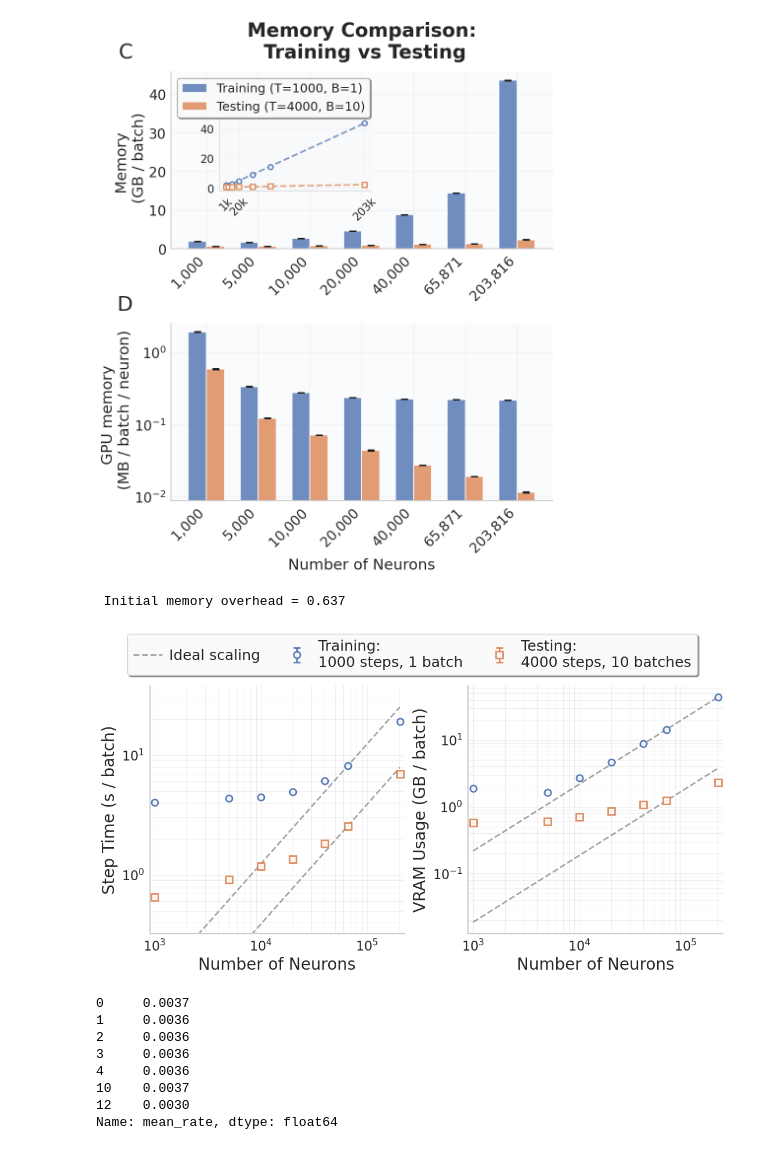
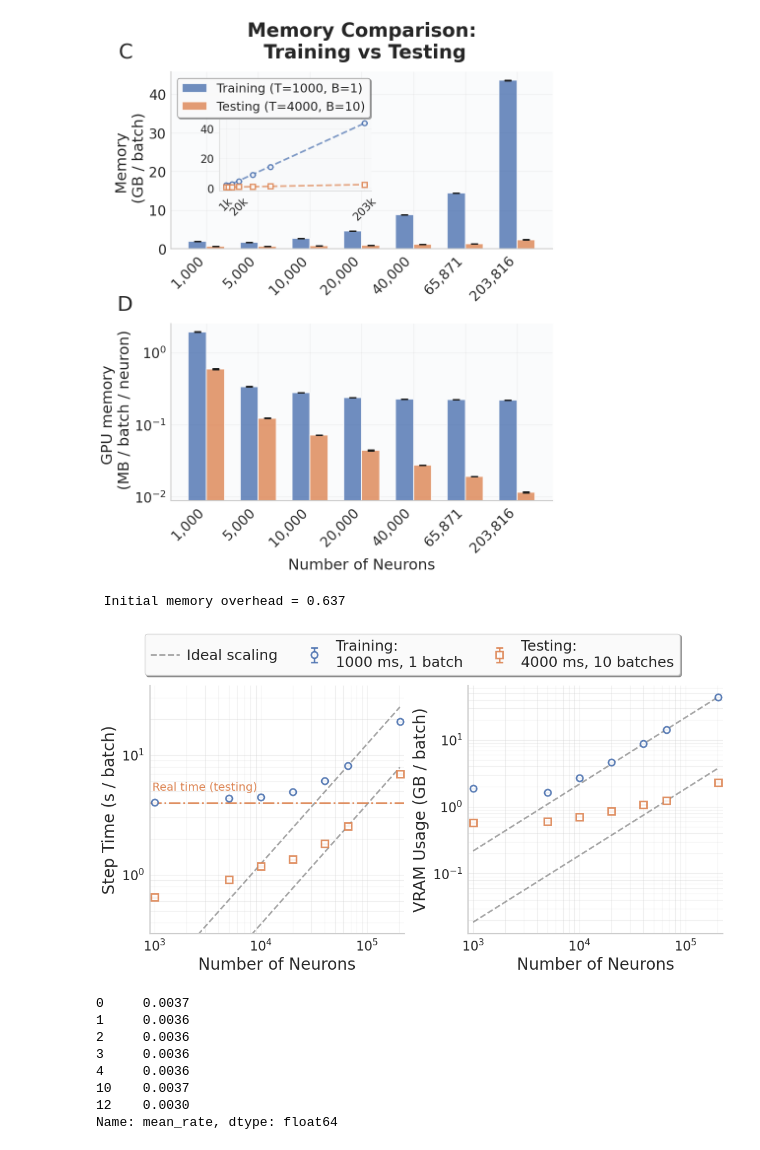
Before and after one commit to JavierGalvan9/V1_GLIF_model, a Jupyter notebook: performance_figures/performance_figures.ipynb, the cells around one changed output. Cells and saved outputs as stored; diff of their text form; code cells hidden in the pictures.

```diff
--- a/performance_figures/performance_figures.ipynb
+++ b/performance_figures/performance_figures.ipynb
@@ -738,26 +738,36 @@ def create_loglog_performance_comparison_fit(train_df, test_df, output_dir=''):
         # =====================================================================
 
         ax1.errorbar(common_neurons, train_step_times, yerr=train_step_sems,
-                    fmt='o', label='Training:\n1000 steps, 1 batch', color=train_color,
+                    fmt='o', label='Training:\n1000 ms, 1 batch', color=train_color,
                     linewidth=2, markersize=8, capsize=4, capthick=2,
                     markerfacecolor='white', markeredgewidth=2, alpha=0.9)
 
         ax1.errorbar(common_neurons, test_step_times, yerr=test_step_sems,
-                    fmt='s', label='Testing:\n4000 steps, 10 batches', color=test_color,
+                    fmt='s', label='Testing:\n4000 ms, 10 batches', color=test_color,
                     linewidth=2, markersize=8, capsize=4, capthick=2,
                     markerfacecolor='white', markeredgewidth=2, alpha=0.9)
 
         # Add slope-1 reference line anchored at the smallest network size
         anchor_neuron = common_neurons[5]
-        anchor_time = train_step_times[5]
-        slope1_time = anchor_time * (common_neurons / anchor_neuron)
+        train_anchor_time = train_step_times[5]
+        slope1_time = train_anchor_time * (common_neurons / anchor_neuron)
         ax1.plot(common_neurons, slope1_time, '--', color='gray',
                  linewidth=2, alpha=0.7, label='Ideal scaling') #label='_nolegend_')
 
-        anchor_time = test_step_times[5]
-        slope1_time = anchor_time * (common_neurons / anchor_neuron)
+        test_anchor_time = test_step_times[5]
+        slope1_time = test_anchor_time * (common_neurons / anchor_neuron)
         ax1.plot(common_neurons, slope1_time, '--', color='gray',
                  linewidth=2, alpha=0.7, label='_nolegend_') #label='_nolegend_')
+
+        # Add real-time reference line (4 seconds)
+        real_time_threshold = 4.0
+        real_time_color = test_color
+        ax1.axhline(real_time_threshold, linestyle='-.', color=real_time_color,
+                    linewidth=2.2, alpha=0.9, label='_nolegend_')
+
+        ax1.text(common_neurons.min() * 0.95, real_time_threshold * 1.5,
+                 'Real time (testing)', fontsize=14, color=real_time_color,
+                 ha='left', va='top')
 
         # Set log-log scale
         ax1.set_xscale('log')
@@ -806,34 +816,34 @@ def create_loglog_performance_comparison_fit(train_df, test_df, output_dir=''):
         # Set log scale for y-axis (x-axis is shared)
         ax2.set_yscale('log')
         ax2.set_xscale('log')
         ax2.set_xlabel('Number of Neurons', fontsize=20, fontweight='normal')
         ax2.set_ylabel('VRAM Usage (GB / batch)', fontsize=20, fontweight='normal')
         ax2.tick_params(axis='both', labelsize=16)
         ax2.grid(True, alpha=0.3, linestyle='-', linewidth=0.8, which='both')
 
         # Remove top and right spines
         for ax in [ax1, ax2]:
             ax.spines['top'].set_visible(False)
             ax.spines['right'].set_visible(False)
             ax.spines['left'].set_linewidth(1.5)
             ax.spines['bottom'].set_linewidth(1.5)
 
         # Add figure legend including slope-1 reference
         handles, labels = ax1.get_legend_handles_labels()
         fig.legend(handles, labels, loc='upper center', bbox_to_anchor=(0.5, 1.02),
                   fontsize=18, frameon=True, fancybox=True, shadow=True,
                   framealpha=0.95, ncol=3, columnspacing=1.5, handletextpad=0.5)
 
         plt.tight_layout()
         plt.subplots_adjust(top=0.85)  # Make room for the legend
 
         plt.savefig(f'figures/loglog_performance_comparison_fit.png', dpi=300, transparent=True)
         plt.show()
 
 create_loglog_performance_comparison_fit(train_df, test_df, output_dir='Paper_figures')
 # %% [output]
  Initial memory overhead = 0.637
-[figure, old version]
+[figure, new version]
 # %%
 train_df['mean_rate']
 # %% [output]
```
Also changed, not shown: parts of 13 cells of this notebook, 28 other files.
